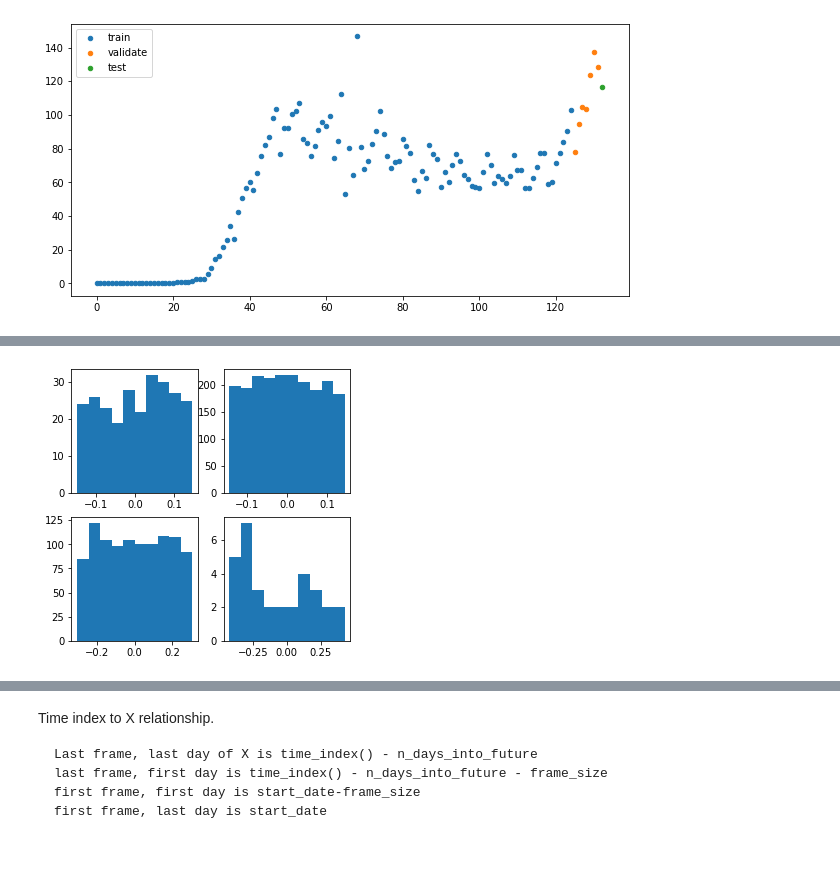
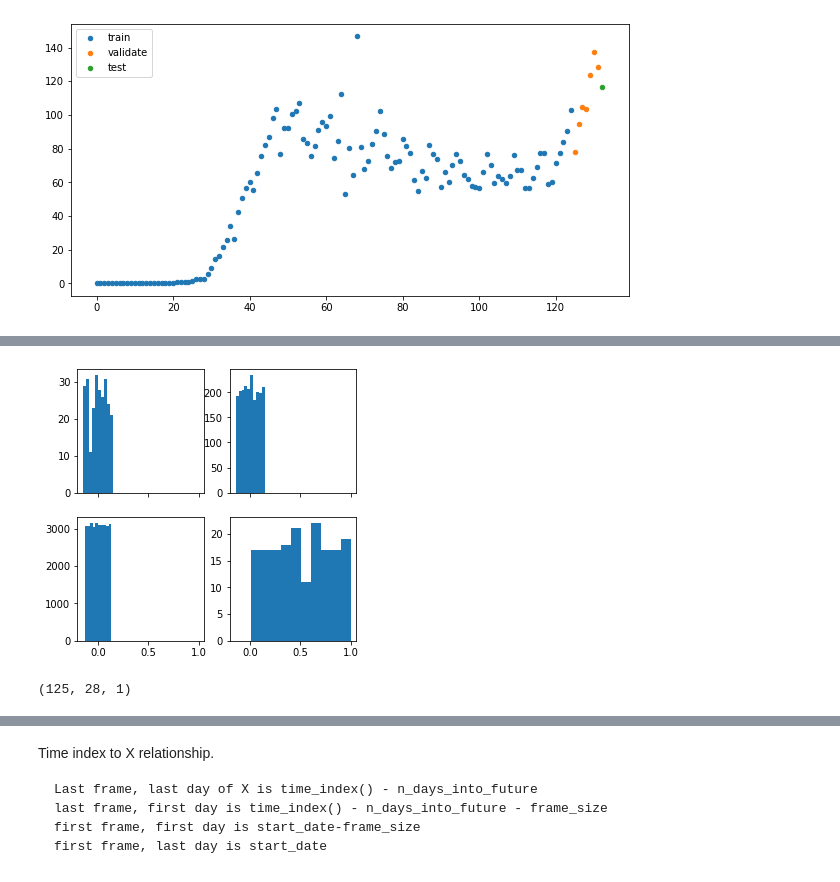
Before and after one commit to mgudorf/datsci, a Jupyter notebook: capstone2/COVID19_model_prototypes.ipynb, the cells around one changed output, grey strips where cells are left out. Saved outputs shown, nothing was run; the diff lists cells and outputs as text; code cells hidden in the pictures.

Commit message:
prototypes give ok performance so moving towards full models, all countries all features

```diff
--- a/capstone2/COVID19_model_prototypes.ipynb
+++ b/capstone2/COVID19_model_prototypes.ipynb
@@ -413,8 +413,8 @@ _ = plt.show()
 # %% [output]
 [figure]
 # %%
-epochs = 2000
-learning_rate = 0.0001
+epochs = 100
+learning_rate = 0.001
 kernel = 4
 N = 8
 FC = 8
@@ -439,8 +439,8 @@ cnn_model.add(Conv1D(filters=int(f1), kernel_size=int(k1),
                 )
          )
 
-cnn_model.add(MaxPooling1D(pool_size=2))
-cnn_model.add(Activation('relu'))
+# cnn_model.add(A/veragePooling1D(pool_size=2))
+# cnn_model.add(Activation('relu'))
 # kernel_initializer1=RandomUniform(minval=0.0,
 #                                  maxval= 1.0,
 #                                  seed=0,
@@ -459,8 +459,8 @@ cnn_model.add(Conv1D(filters=int(f2),
          )
 
 
-cnn_model.add(MaxPooling1D(pool_size=2))
-cnn_model.add(Activation('relu'))
+# cnn_model.add(AveragePooling1D(pool_size=2))
+# cnn_model.add(Activation('relu'))
 cnn_model.add(Flatten())
 
 # kernel_initializer2=RandomUniform(minval=0.0,
@@ -469,14 +469,14 @@ cnn_model.add(Flatten())
 #                                 dtype=float)
 
 cnn_model.add(Dense(cnn_model.output.shape[1],
-                activation='relu',
+#                 activation='relu',
                 use_bias=False,
 #                  kernel_constraint=non_neg(),
 #                 kernel_initializer=kernel_initializer2
                )
          )
 
-kernel_initializer3=RandomUniform(minval=0.0,
+kernel_initializer=RandomUniform(minval=0.0,
                                  maxval= 1.0,
                                  seed=0,
                                 dtype=float)
@@ -485,6 +485,6 @@ cnn_model.add(Dense(1,
                     activation='relu',
                     use_bias=False,
                      kernel_constraint=non_neg(),
-#                     kernel_initializer=kernel_initializer3
+                    kernel_initializer=kernel_initializer
                    ))
 cnn_model.compile(loss='mse', optimizer=Adam(learning_rate=learning_rate))
@@ -491,13 +498,17 @@ cnn_model.compile(loss='mse', optimizer=Adam(learning_rate=learning_rate))
 # %%
-fig, axes = plt.subplots(2,2, figsize=(5,5))
+fig, axes = plt.subplots(2,2, figsize=(5,5),sharex=True)
 (ax1,ax2,ax3,ax4) = axes.flatten()
 _ = ax1.hist(cnn_model.get_weights()[0].ravel())
 _ = ax2.hist(cnn_model.get_weights()[1].ravel())
 _ = ax3.hist(cnn_model.get_weights()[2].ravel())
 _ = ax4.hist(cnn_model.get_weights()[3].ravel())
 plt.show()
 # %% [output]
-[figure, old version]
+[figure, new version]
+# %%
+X_cnn_train_model.shape
+# %% [output]
+(125, 28, 1)
 # %%
 history = cnn_model.fit(X_cnn_train_model, y_cnn_train_model, epochs=epochs, validation_data=(X_cnn_validate_model, y_cnn_validate_model),
           batch_size=batch_size, verbose=1)
```
Also changed, not shown: parts of 37 cells of this notebook, 4 other files.
